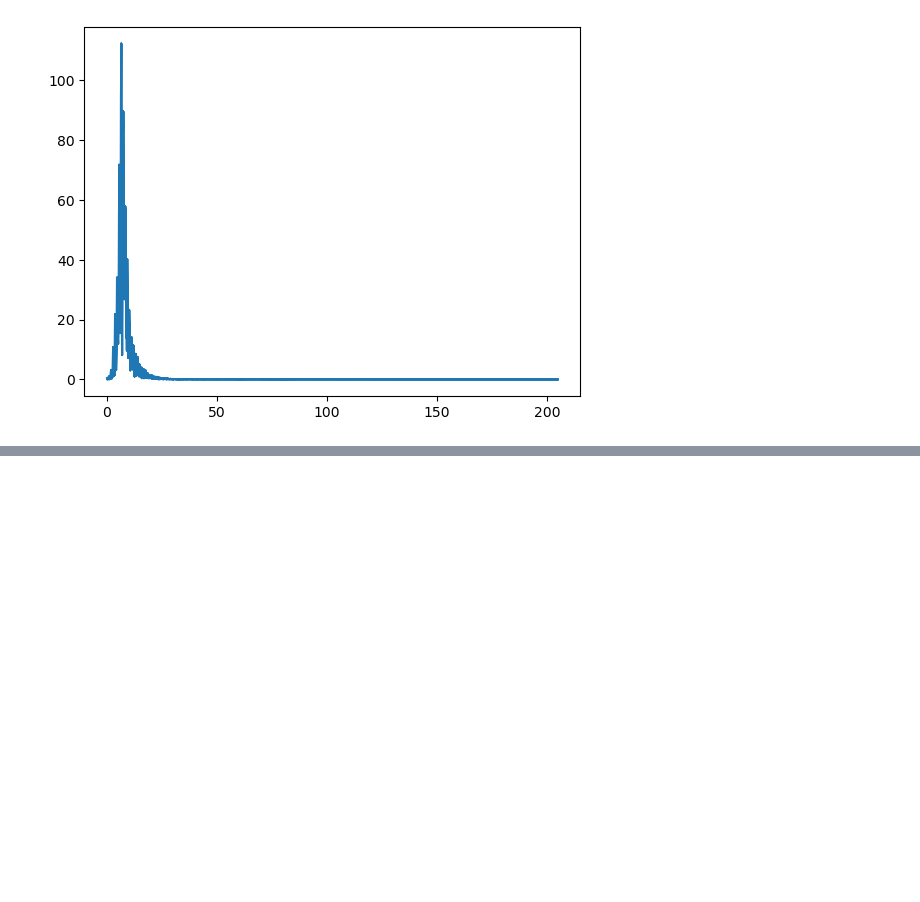
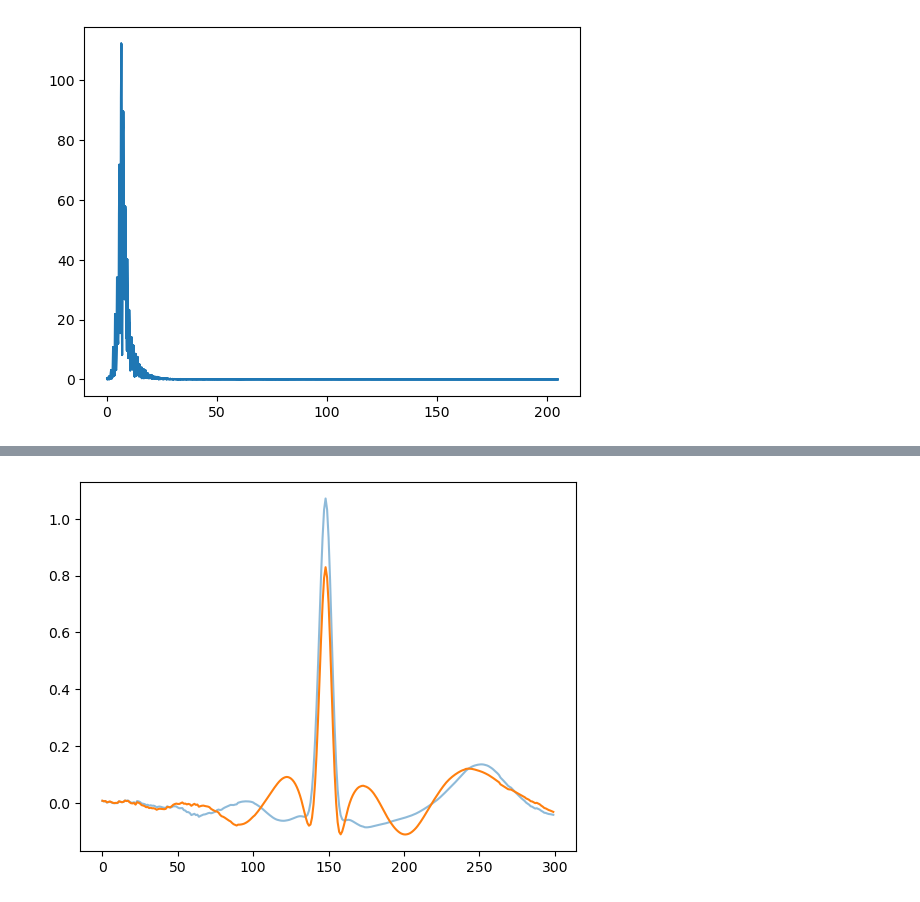
Before and after one commit to sanhitamj/ecg_unravel, a Jupyter notebook: notebooks/notch_pass.ipynb, the cells around one changed output, grey strips where cells are left out. Saved outputs shown, nothing was run; the diff lists cells and outputs as text; code cells hidden in the pictures; blank space fills up the shorter version.

```diff
--- a/notebooks/notch_pass.ipynb
+++ b/notebooks/notch_pass.ipynb
@@ -188,3 +216,13 @@ plt.show()
+# %%
+# Average across all subjects to get one visualization per channel
+avg_raw_one_beat = raw_one_beat.mean(axis=0)
+avg_trans_one_beat = trans_one_beat.mean(axis=0)
+channel = 0
+plt.plot(avg_raw_one_beat[1900:2200, channel], alpha = 0.5)
+plt.plot(avg_trans_one_beat[1900:2200, channel])
+plt.show()
+# %% [output]
+[figure, added]
 # %%
 # Loop through the frequencies. For each frequency, use a notch pass
 # on the first n_total subjects (all channels) and see how much the
```
Also changed, not shown: parts of 16 cells of this notebook.
